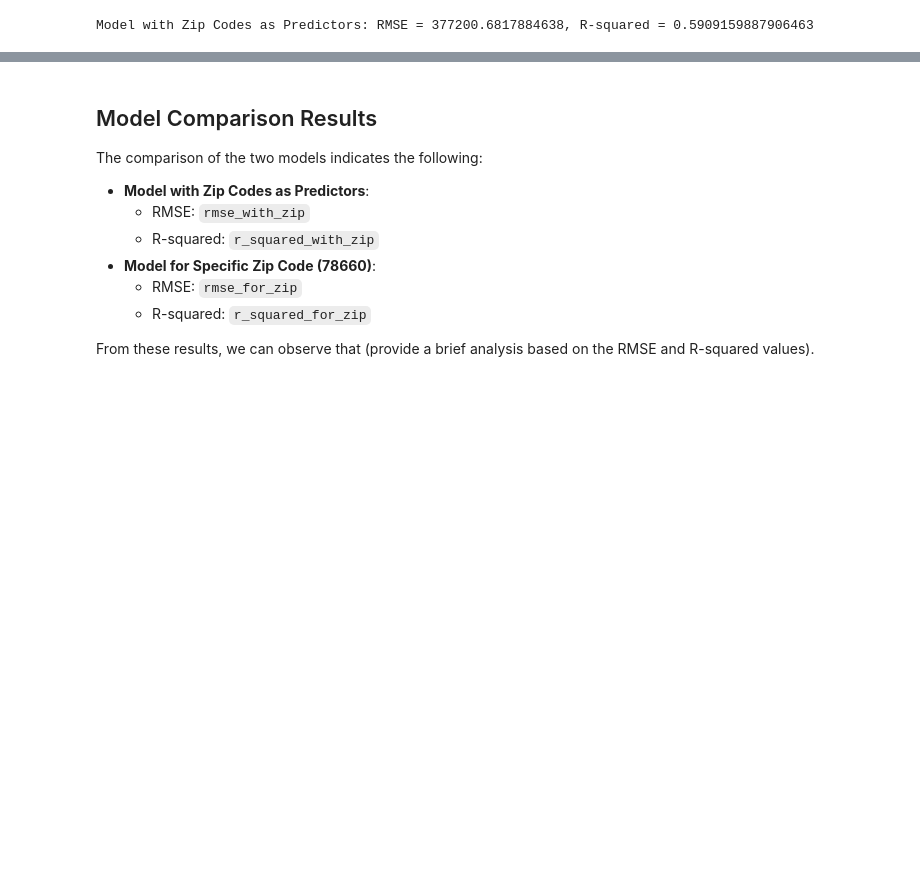
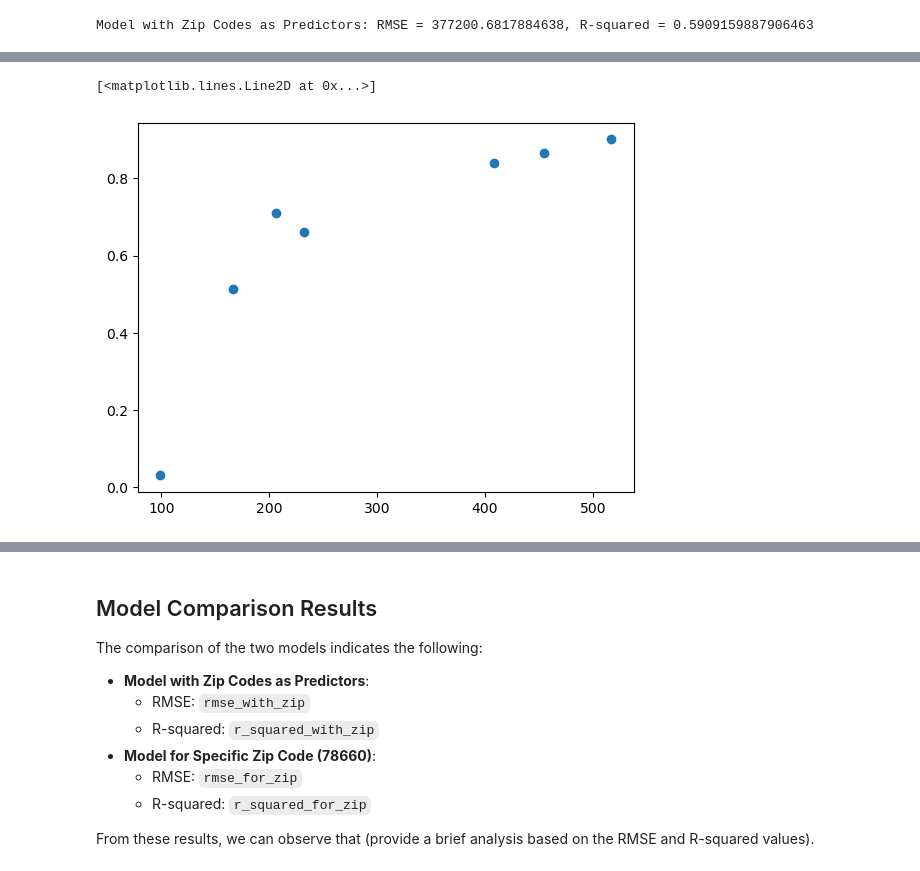
Before and after one commit to SamuelSwafford/house-price-prediction-model, a Jupyter notebook: analysis.ipynb, the cells around one changed output, grey strips where cells are left out. Saved outputs shown, nothing was run; the diff lists cells and outputs as text; code cells hidden in the pictures; blank space fills up the shorter version.

```diff
--- a/analysis.ipynb
+++ b/analysis.ipynb
@@ -11,4 +11,7 @@ import pandas as pd
 import numpy as np
 from model_training_funcs import get_model_with_zip, get_model_for_zip
 import warnings
+import matplotlib.pyplot as plt
 warnings.filterwarnings("ignore")
+df = pd.read_csv('data.csv')
+df.head()
@@ -24,3 +35,5 @@ model_with_zip, rmse_with_zip, r_squared_with_zip = get_model_with_zip()
 print(f"Model with Zip Codes as Predictors: RMSE = {rmse_with_zip}, R-squared = {r_squared_with_zip}")
 # %% [output]
 Model with Zip Codes as Predictors: RMSE = 377200.6817884638, R-squared = 0.5909159887906463
+# %%
+zips = df['Zip Code'].unique()
@@ -27,6 +54,13 @@ Model with Zip Codes as Predictors: RMSE = 377200.6817884638, R-squared = 0.5909
 # %%
 # Model for a specific zip code (e.g., 78660)
-zip_code = 78660
-model_for_zip, rmse_for_zip, r_squared_for_zip = get_model_for_zip(zip_code)
-print(f"Model for Zip Code {zip_code}: RMSE = {rmse_for_zip}, R-squared = {r_squared_for_zip}")
+zrsdic = {}
+rslist = []
+for zip in zips:
+    zip_code = zip
+    print(zip)
+    model_for_zip, rmse_for_zip, r_squared_for_zip = get_model_for_zip(zip_code)
+    print(f"Model for Zip Code {zip_code}: RMSE = {rmse_for_zip}, R-squared = {r_squared_for_zip}")
+    if r_squared_for_zip is not None:
+        rslist.append(r_squared_for_zip)
+        zrsdic[zip] = r_squared_for_zip , df[df['Zip Code'] == zip].shape[0]
 # %% [output]
@@ -33,0 +97,11 @@ Model for Zip Code 78660: RMSE = 42708.71002938853, R-squared = 0.90053115935678
+# %%
+cs = []
+rs = []
+for zip in zrsdic.keys():
+    cs.append(df[df['Zip Code'] == zip].shape[0])
+    rs.append(zrsdic[zip][0])
+
+plt.plot(cs, rs, 'o')
+# %% [output]
+[<matplotlib.lines.Line2D at 0x...>]
+[figure, added]
```
Also changed, not shown: parts of 5 cells of this notebook, 2 other files.
